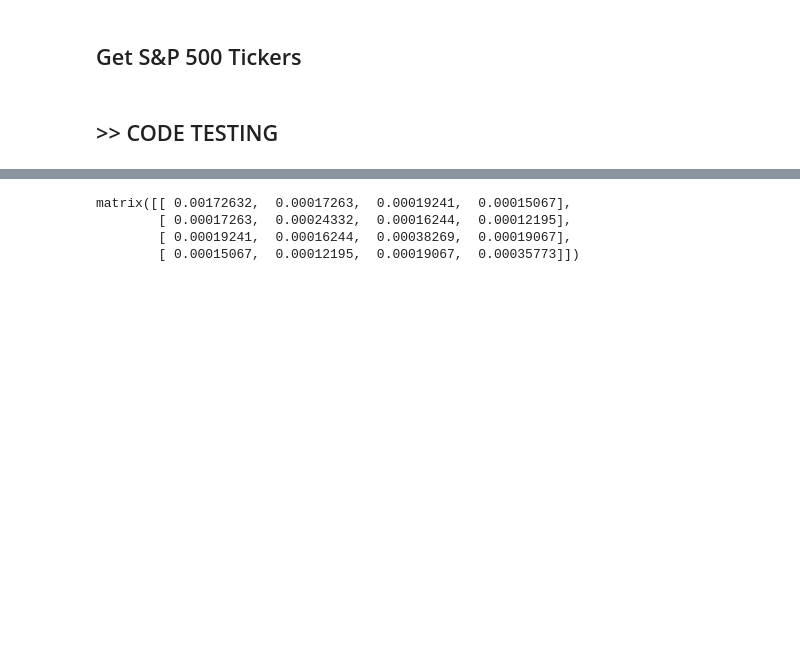
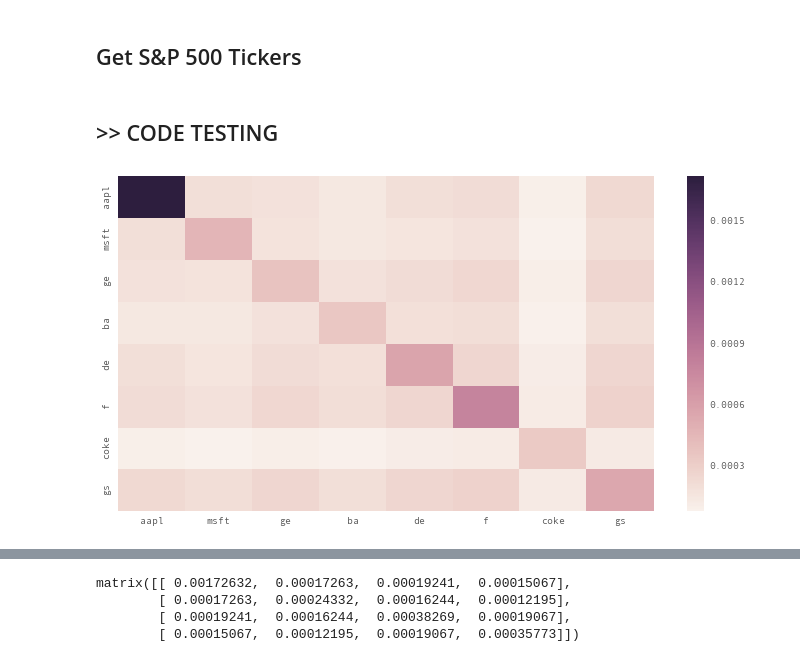
Before and after one commit to mmpollard/CIBPortfolioManagement, a Jupyter notebook: cib/portfolio_process/portfolio_process_cib.ipynb, the cells around one changed output, grey strips where cells are left out. Saved outputs shown, nothing was run; the diff lists cells and outputs as text; code cells hidden in the pictures; blank space fills up the shorter version.

```diff
--- a/cib/portfolio_process/portfolio_process_cib.ipynb
+++ b/cib/portfolio_process/portfolio_process_cib.ipynb
@@ -1,18 +1,14 @@
 # %% [markdown]
 # CIB Portfolio Process
 # %%
-import Quandl
-import numpy as np
-import pandas as pd
-import math
-import scipy
-import scipy.stats
-import matplotlib
-import matplotlib.pyplot as plt
-import matplotlib.pylab as pylab
-import os
-import random
-import datetime
+import Quandl; import requests
+import numpy as np; import pandas as pd
+import math; import scipy
+import scipy.stats; import matplotlib
+import matplotlib.pyplot as plt; import matplotlib.pylab as pylab
+import os; import random
+import datetime; import seaborn as sns
+prices_loaded = {}
 
 %matplotlib inline
 pd.options.display.mpl_style = 'default'
@@ -22,7 +18,11 @@ def get(ticker_list, kind = 'log_returns'):
     #takes in a ticker list and returns either a dataframe of closing price 'returns'
     #for each stock or closing 'prices'
     final_df = pd.DataFrame()
+    price_loaded = {}
     for item in ticker_list:
+        if item in prices_loaded:
+            final_df[item] = prices_loaded[item]
+            continue
         ticker = item
         temp_df = Quandl.get('YAHOO/'+str(ticker),
                                          trim_start='2001-01-01', authtoken="H4uWGQ3jQdm96V7H2Abm")
@@ -36,10 +36,12 @@ def get(ticker_list, kind = 'log_returns'):
             add_series = temp_df.Close.shift(-1) - temp_df.Close
         else:
             add_series = np.log(temp_df.Close).shift(-1) - np.log(temp_df.Close)
+        price_loaded[item] = add_series
         final_df[ticker] = add_series
 
 
     final_df = final_df.sort()
+    final_df = final_df.dropna()
     return final_df
 # %% [markdown]
 ## Markowitz Efficient Portfolio Calculations
@@ -129,6 +131,10 @@ def histogram(series):
     pylab.suptitle("Samples = " + str(len(series)) +
                "\nMean = " + str(series.mean()) +
                "\nSTD = " + str(series.std()))
+# %%
+def cov_heatmap(cov_df):
+    sns.heatmap(cov_df)
+    return
 # %% [markdown]
 ## Fundamental Analysis
 # %%
@@ -205,0 +243,10 @@ temp = get(['AAPL', 'IBM', 'GE', 'BA'], 'log_returns')
+# %%
+port = get(["aapl", 'ge', 'msft', 'f', 'gs', 'm'])
+
+#sp500 = get_sp500()
+#sp500_p = get([a for a in sp500.ticker[sp500.sector == 'Energy']], 'log_returns')
+port = get(['aapl', 'msft', 'ge', 'ba', 'de', 'f', 'coke', 'gs'])
+# %%
+cov_heatmap(port.cov())
+# %% [output]
+[figure, added]
```
Also changed, not shown: parts of 10 cells of this notebook.
